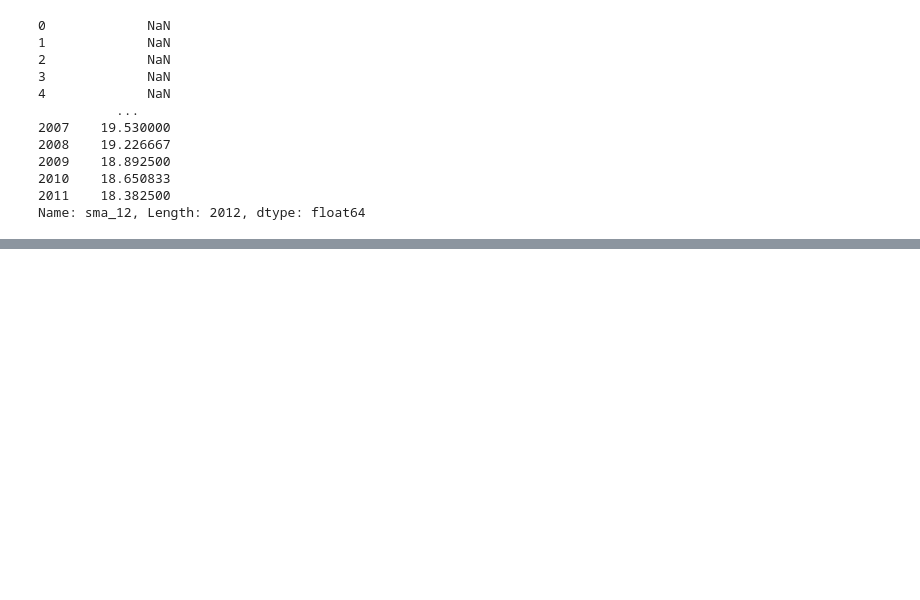
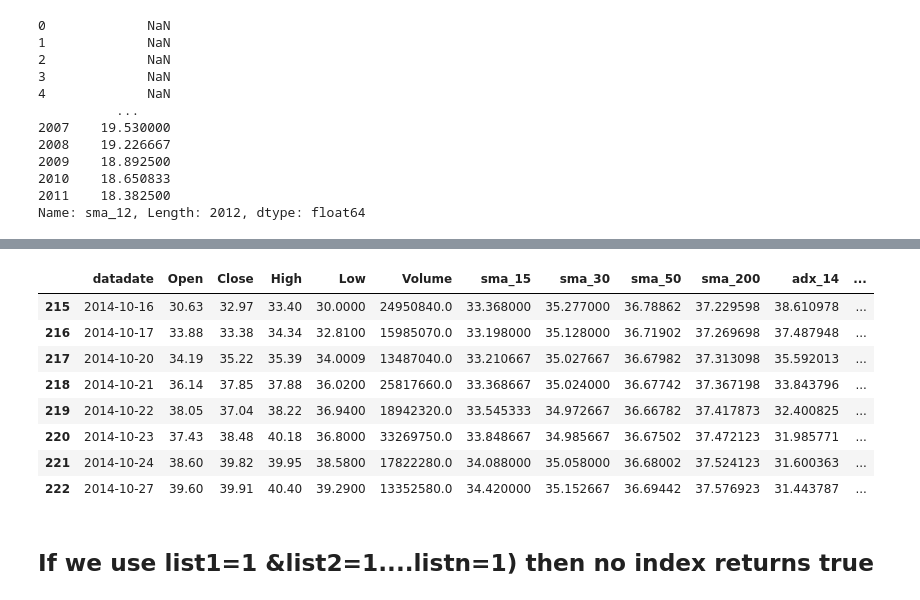
Before and after one commit to SWeisshaar/asim, a Jupyter notebook: notebooks/signal.ipynb, the cells around one changed output, grey strips where cells are left out. Drawn from its saved outputs; the diff is of its cells as text; code cells hidden in the pictures; blank space fills up the shorter version.

```diff
--- a/notebooks/signal.ipynb
+++ b/notebooks/signal.ipynb
@@ -261,0 +352,14 @@ df_aag.iloc[0:2]
+# %%
+df_aag.iloc[215:223]
+# %% [output]
+|  | datadate | Open | Close | High | Low | Volume | sma_15 | sma_30 | sma_50 | sma_200 | adx_14 | ... |
+| 215 | 2014-10-16 | 30.63 | 32.97 | 33.40 | 30.0000 | 24950840.0 | 33.368000 | 35.277000 | 36.78862 | 37.229598 | 38.610978 | ... |
+| 216 | 2014-10-17 | 33.88 | 33.38 | 34.34 | 32.8100 | 15985070.0 | 33.198000 | 35.128000 | 36.71902 | 37.269698 | 37.487948 | ... |
+| 217 | 2014-10-20 | 34.19 | 35.22 | 35.39 | 34.0009 | 13487040.0 | 33.210667 | 35.027667 | 36.67982 | 37.313098 | 35.592013 | ... |
+| 218 | 2014-10-21 | 36.14 | 37.85 | 37.88 | 36.0200 | 25817660.0 | 33.368667 | 35.024000 | 36.67742 | 37.367198 | 33.843796 | ... |
+| 219 | 2014-10-22 | 38.05 | 37.04 | 38.22 | 36.9400 | 18942320.0 | 33.545333 | 34.972667 | 36.66782 | 37.417873 | 32.400825 | ... |
+| 220 | 2014-10-23 | 37.43 | 38.48 | 40.18 | 36.8000 | 33269750.0 | 33.848667 | 34.985667 | 36.67502 | 37.472123 | 31.985771 | ... |
+| 221 | 2014-10-24 | 38.60 | 39.82 | 39.95 | 38.5800 | 17822280.0 | 34.088000 | 35.058000 | 36.68002 | 37.524123 | 31.600363 | ... |
+| 222 | 2014-10-27 | 39.60 | 39.91 | 40.40 | 39.2900 | 13352580.0 | 34.420000 | 35.152667 | 36.69442 | 37.576923 | 31.443787 | ... |
+# %% [markdown]
+## If we use list1=1 &list2=1....listn=1) then no index returns true
```
Also changed, not shown: parts of 23 cells of this notebook.
